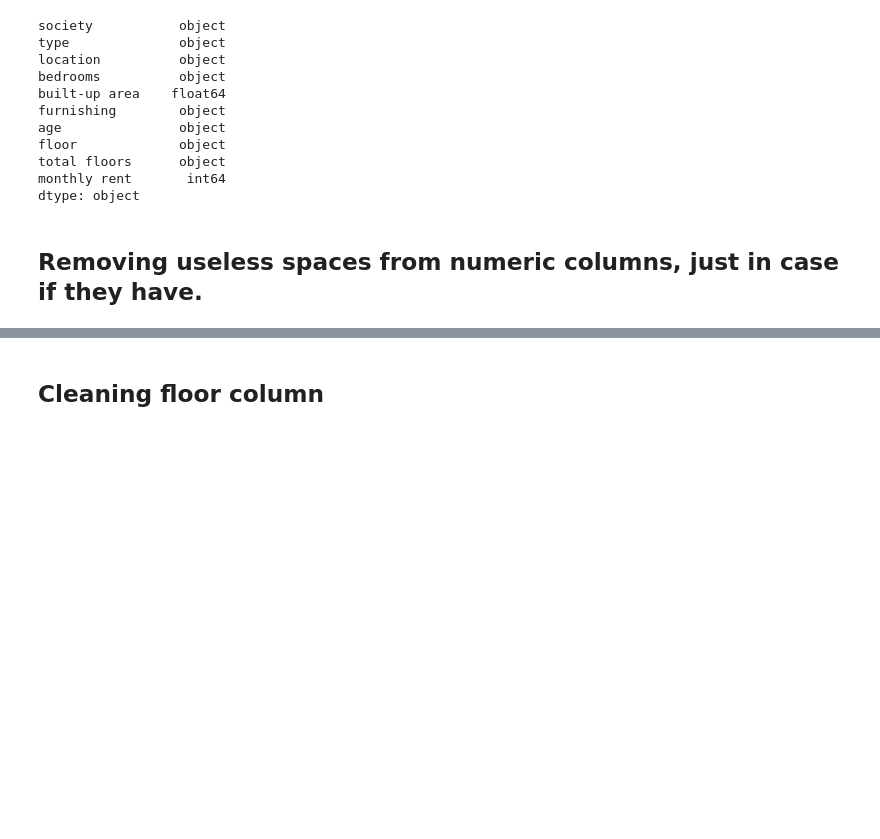
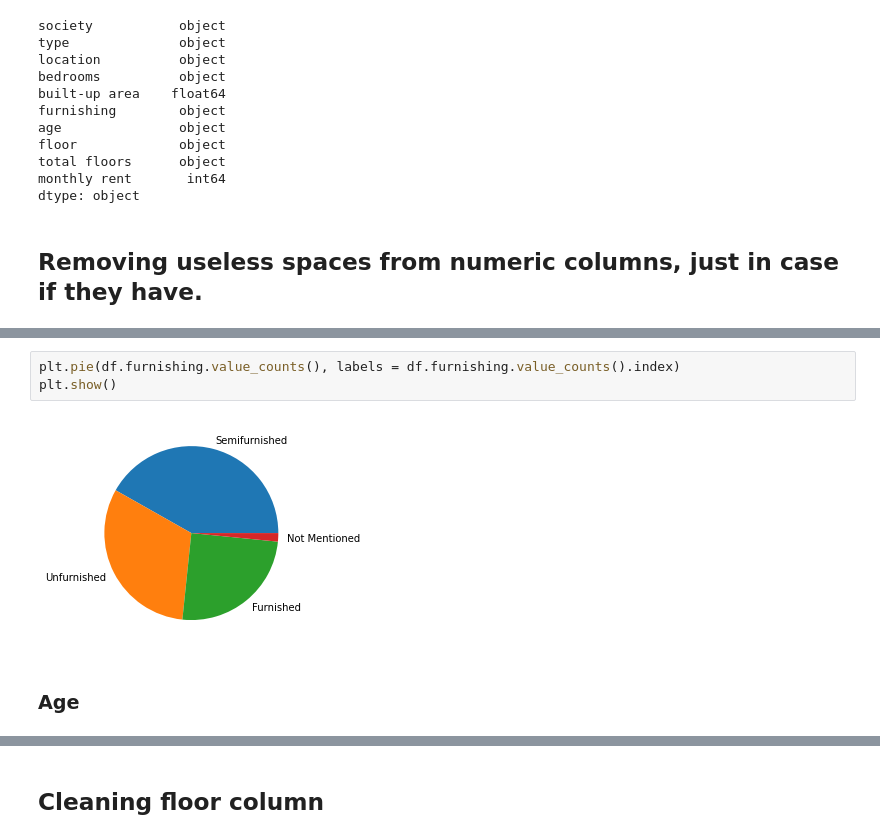
Before and after one commit to G0rav/House_Rent_Predictor, a Jupyter notebook: Mumbai_House_Rent_Prediction.ipynb, the cells around one changed output, grey strips where cells are left out. Saved outputs shown, nothing was run; the diff lists cells and outputs as text; blank space fills up the shorter version.

```diff
--- a/Mumbai_House_Rent_Prediction.ipynb
+++ b/Mumbai_House_Rent_Prediction.ipynb
@@ -383,0 +241,7 @@ Name: age, dtype: int64
+# %%
+plt.pie(df.furnishing.value_counts(), labels = df.furnishing.value_counts().index)
+plt.show()
+# %% [output]
+[figure, added]
+# %% [markdown]
+### Age
```
Also changed, not shown: parts of 134 cells of this notebook.
